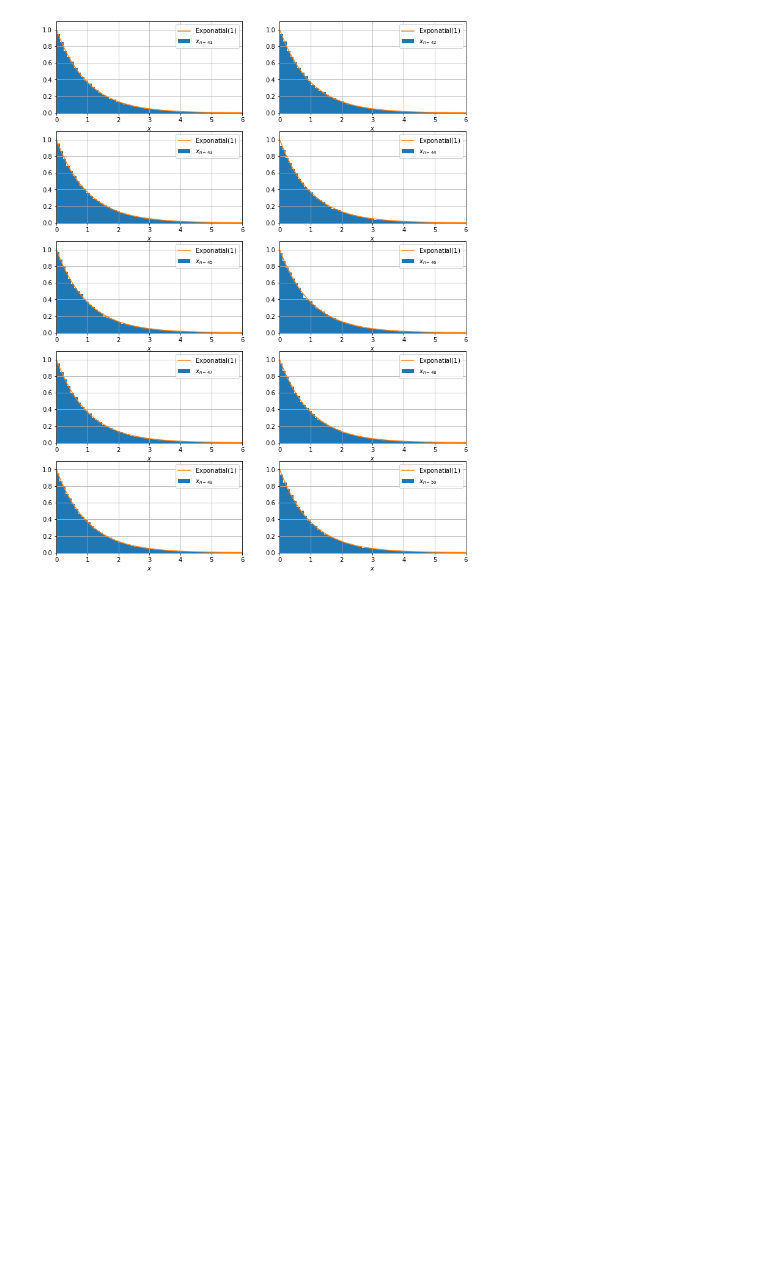
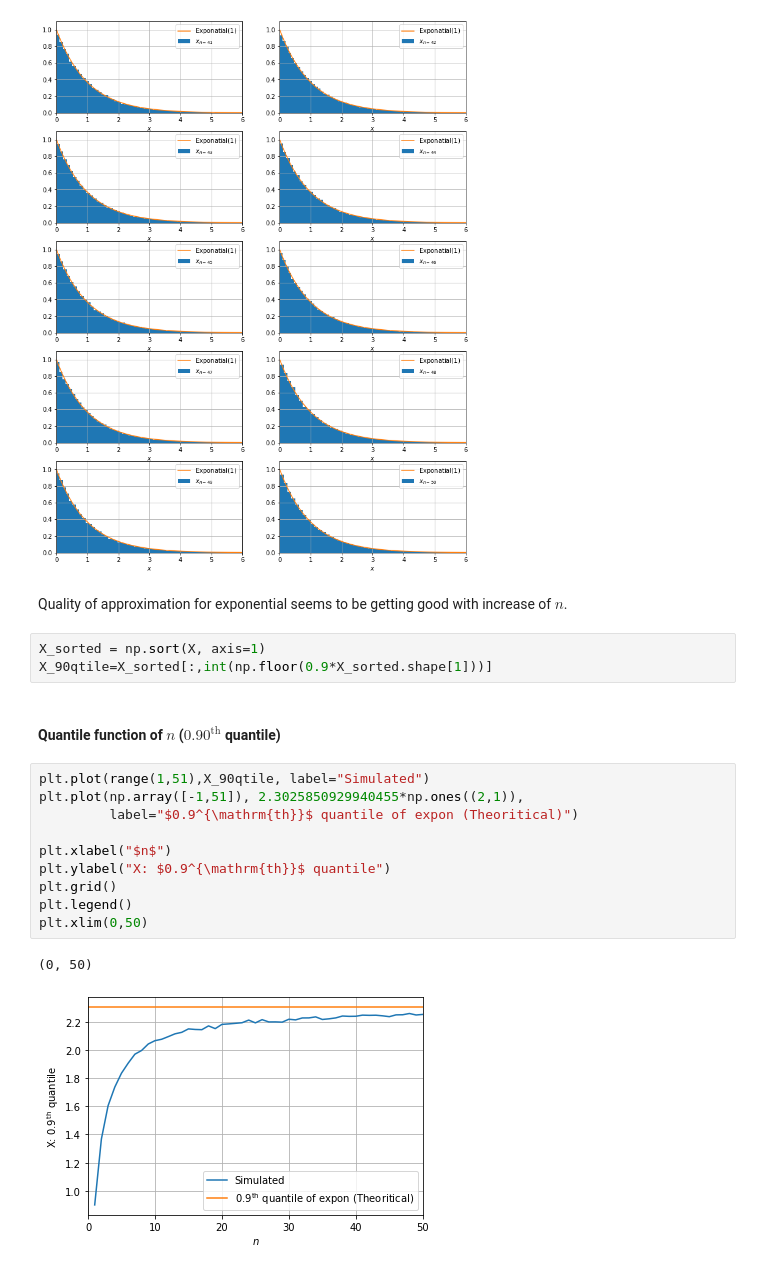
Before and after one commit to indiaki1o/ISI2, a Jupyter notebook: EX3/EX03.ipynb, the cells around one changed output. Cells and saved outputs as stored; diff of their text form; blank space fills up the shorter version.

Commit message:
ex3: 3.b. 0.90-th quantile of approximation for Exponential(1).

```diff
--- a/EX3/EX03.ipynb
+++ b/EX3/EX03.ipynb
@@ -549,3 +550,23 @@ for n in range(40,50):
     plot_expon(40,n)
 # %% [output]
 [figure]
+# %% [markdown]
+Quality of approximation for exponential seems to be getting good with increase of $n$.
+# %%
+X_sorted = np.sort(X, axis=1)
+X_90qtile=X_sorted[:,int(np.floor(0.9*X_sorted.shape[1]))]
+# %% [markdown]
+#### Quantile function of $n$ ($0.90^{\mathrm{th}}$ quantile)
+# %%
+plt.plot(range(1,51),X_90qtile, label="Simulated")
+plt.plot(np.array([-1,51]), 2.3025850929940455*np.ones((2,1)),
+         label="$0.9^{\mathrm{th}}$ quantile of expon (Theoritical)")
+
+plt.xlabel("$n$")
+plt.ylabel("X: $0.9^{\mathrm{th}}$ quantile")
+plt.grid()
+plt.legend()
+plt.xlim(0,50)
+# %% [output]
+(0, 50)
+[figure, added]
```
Also changed, not shown: parts of 1 cell of this notebook.
